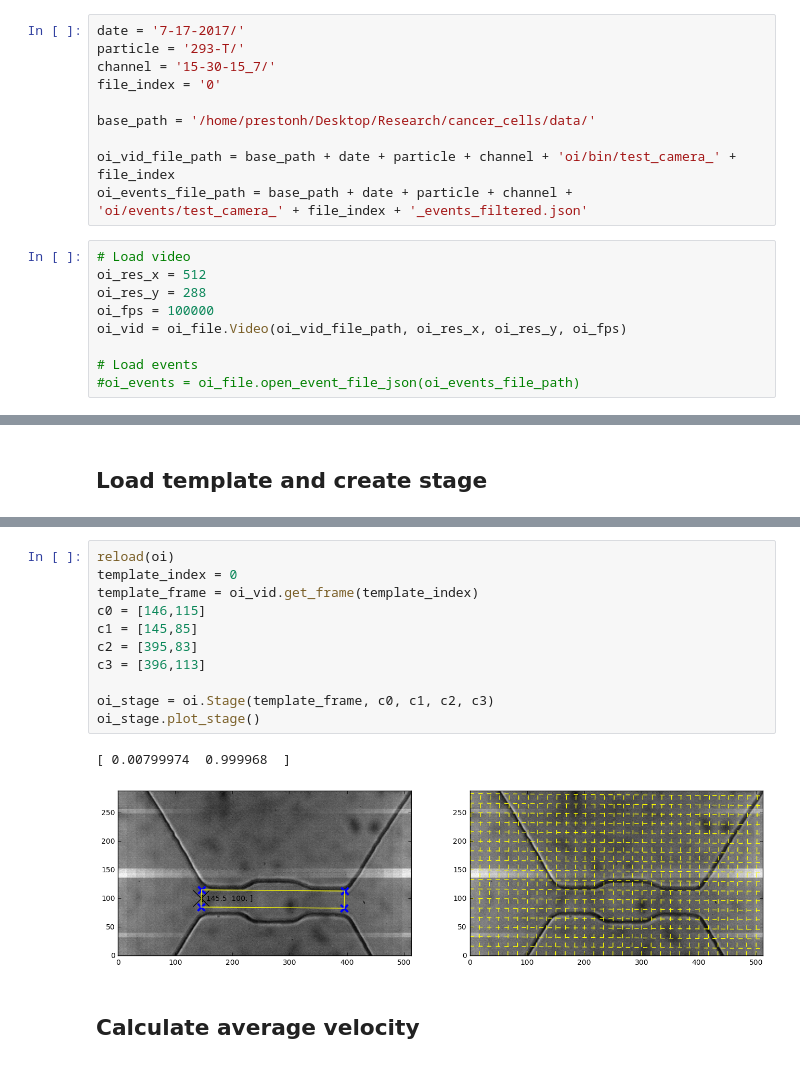
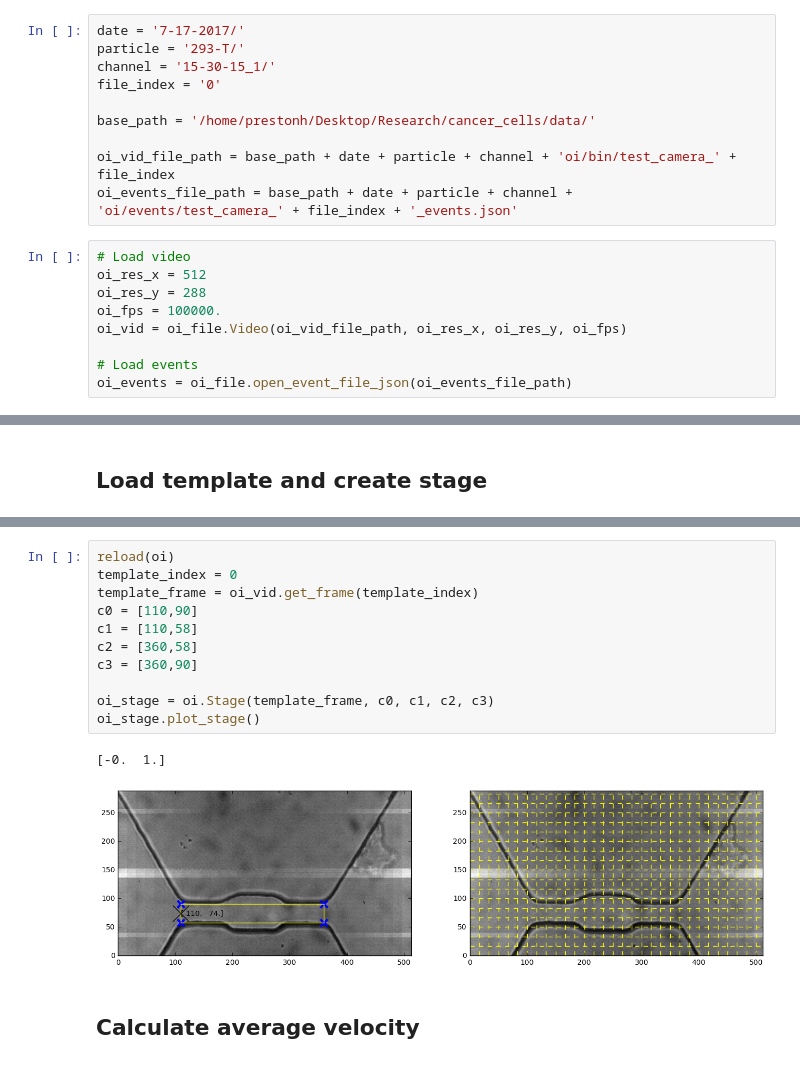
Before and after one commit to codycombs/cell_deformation, a Jupyter notebook: velocities.ipynb, the cells around one changed output, grey strips where cells are left out. Drawn from its saved outputs; the diff is of its cells as text.

```diff
--- a/velocities.ipynb
+++ b/velocities.ipynb
@@ -26,22 +26,22 @@ from IPython.display import HTML
 # %%
 date = '7-17-2017/'
 particle = '293-T/'
-channel = '15-30-15_7/'
+channel = '15-30-15_1/'
 file_index = '0'
 
 base_path = '/home/prestonh/Desktop/Research/cancer_cells/data/'
 
 oi_vid_file_path = base_path + date + particle + channel + 'oi/bin/test_camera_' + file_index
-oi_events_file_path = base_path + date + particle + channel + 'oi/events/test_camera_' + file_index + '_events_filtered.json'
+oi_events_file_path = base_path + date + particle + channel + 'oi/events/test_camera_' + file_index + '_events.json'
 # %%
 # Load video
 oi_res_x = 512
 oi_res_y = 288
-oi_fps = 100000
+oi_fps = 100000.
 oi_vid = oi_file.Video(oi_vid_file_path, oi_res_x, oi_res_y, oi_fps)
 
 # Load events
-#oi_events = oi_file.open_event_file_json(oi_events_file_path)
+oi_events = oi_file.open_event_file_json(oi_events_file_path)
 # %% [markdown]
 ## Load ellipses
 # %%
@@ -99,16 +118,16 @@ plt.show()
 # %%
 reload(oi)
 template_index = 0
 template_frame = oi_vid.get_frame(template_index)
-c0 = [146,115]
-c1 = [145,85]
-c2 = [395,83]
-c3 = [396,113]
+c0 = [110,90]
+c1 = [110,58]
+c2 = [360,58]
+c3 = [360,90]
 
 oi_stage = oi.Stage(template_frame, c0, c1, c2, c3)
 oi_stage.plot_stage()
 # %% [output]
-[ 0.00799974  0.999968  ]
+[-0.  1.]
-[figure, old version]
+[figure, new version]
 # %% [markdown]
 ## Calculate average velocity
```
Also changed, not shown: parts of 10 cells of this notebook, 4 other files.
